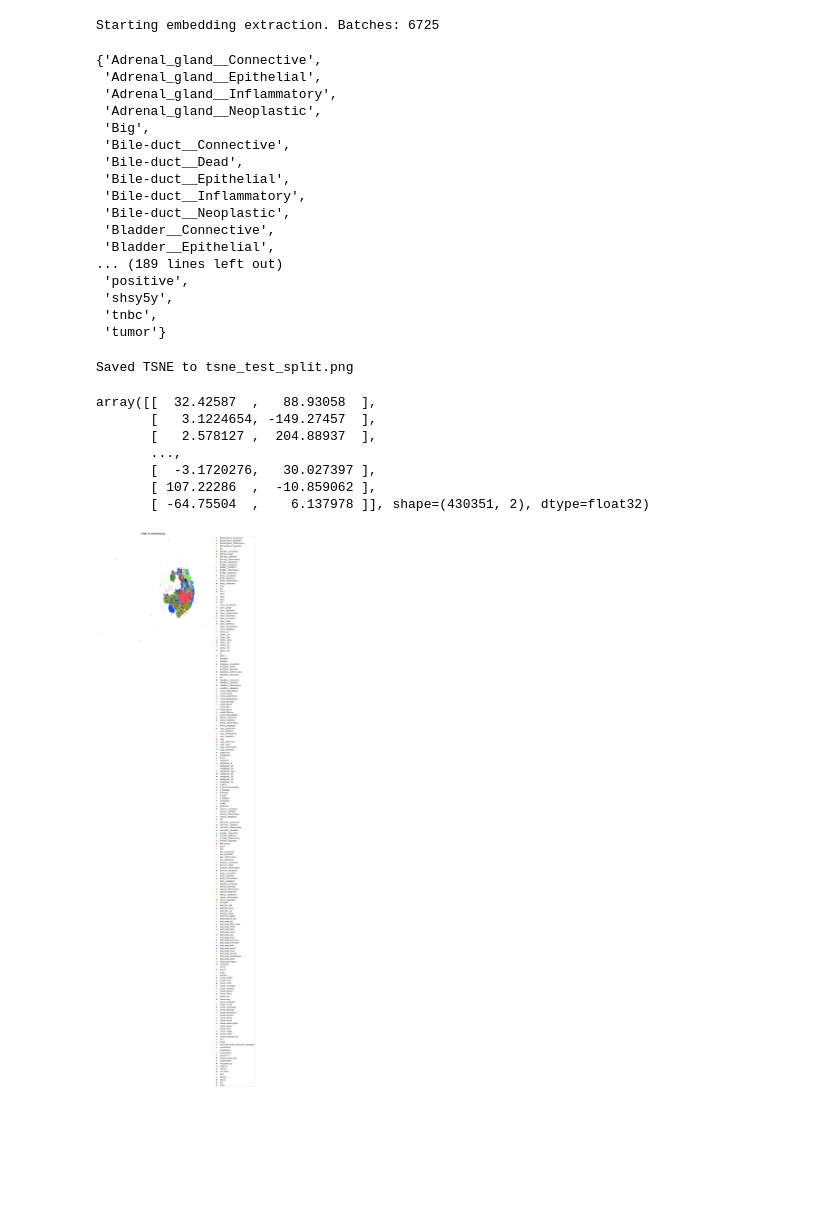
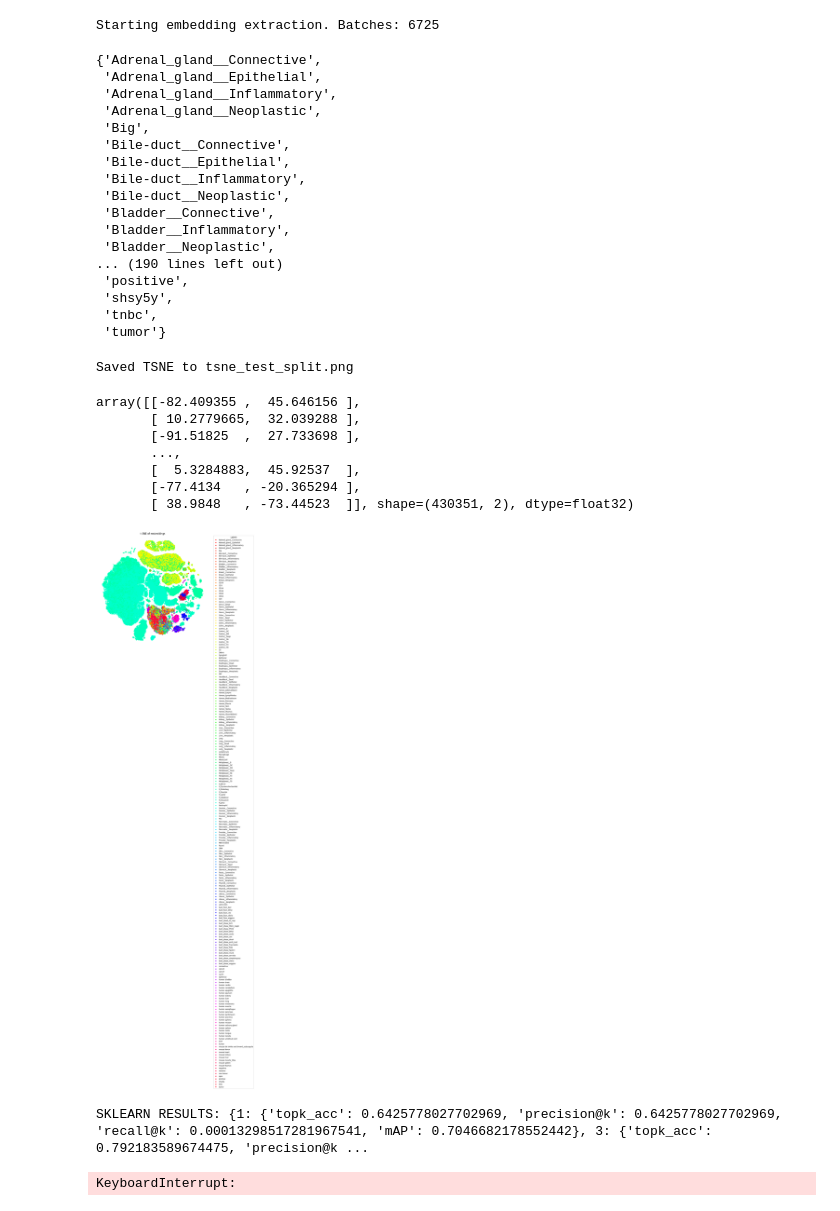
Before and after one commit to HannesLeonhard/dinov3playground, a Jupyter notebook: notebooks/tSNE_embeddings.ipynb, the cells around one changed output. Cells and saved outputs as stored; diff of their text form; code cells hidden in the pictures; blank space fills up the shorter version.

```diff
--- a/notebooks/tSNE_embeddings.ipynb
+++ b/notebooks/tSNE_embeddings.ipynb
@@ -37,9 +33,9 @@ dataset = NCells(
 train_dataset, test_dataset = torch.utils.data.random_split(dataset, [0.8, 0.2])
 # %%
 model = load_backbone(
-    config_file="/home/students/code/helmholtzSS25/Hannes/dinov3playground/outputs-autumn-grass-27/config.yaml",
-    pretrained_weights="/home/students/code/helmholtzSS25/Hannes/dinov3playground/outputs-autumn-grass-27/ckpt/123749",
-    output_dir="/home/students/code/helmholtzSS25/Hannes/dinov3playground/outputs-autumn-grass-27"
+    config_file="/home/students/code/helmholtzSS25/sai/dinov3playground/outputs-tripletv1/config.yaml",
+    pretrained_weights="/home/students/code/helmholtzSS25/sai/dinov3playground/outputs-tripletv1/ckpt/123749",
+    output_dir="/home/students/code/helmholtzSS25/sai/dinov3playground/outputs-tripletv1"
 )
 # %% [output]
 Materializing model parameters on cuda
@@ -82,13 +78,13 @@ set(labels)
  'Adrenal_gland__Neoplastic',
  'Big',
  'Bile-duct__Connective',
- 'Bile-duct__Dead',
  'Bile-duct__Epithelial',
  'Bile-duct__Inflammatory',
  'Bile-duct__Neoplastic',
  'Bladder__Connective',
- 'Bladder__Epithelial',
-... (189 lines left out)
+ 'Bladder__Inflammatory',
+ 'Bladder__Neoplastic',
+... (190 lines left out)
  'positive',
  'shsy5y',
  'tnbc',
@@ -96,14 +92,14 @@ set(labels)
 # %%
 from dinov3.eval.tSNE import compute_tsne_and_plot
 
-compute_tsne_and_plot(embeddings, labels, out_path="tsne_test_split.png", pca_dim=50)
+compute_tsne_and_plot(embeddings, labels, out_path="tsne_test_split.png", pca_dim=50,max_legend=220)
 # %% [output]
 Saved TSNE to tsne_test_split.png
-array([[  32.42587  ,   88.93058  ],
-       [   3.1224654, -149.27457  ],
-       [   2.578127 ,  204.88937  ],
+array([[-82.409355 ,  45.646156 ],
+       [ 10.2779665,  32.039288 ],
+       [-91.51825  ,  27.733698 ],
        ...,
-       [  -3.1720276,   30.027397 ],
-       [ 107.22286  ,  -10.859062 ],
-       [ -64.75504  ,    6.137978 ]], shape=(430351, 2), dtype=float32)
+       [  5.3284883,  45.92537  ],
+       [-77.4134   , -20.365294 ],
+       [ 38.9848   , -73.44523  ]], shape=(430351, 2), dtype=float32)
-[figure, old version]
+[figure, new version]
@@ -109,0 +133,4 @@ array([[  32.42587  ,   88.93058  ],
+# %%
+print("SKLEARN RESULTS:", results)
+# %% [output]
+SKLEARN RESULTS: {1: {'topk_acc': 0.6425778027702969, 'precision@k': 0.6425778027702969, 'recall@k': 0.00013298517281967541, 'mAP': 0.7046682178552442}, 3: {'topk_acc': 0.792183589674475, 'precision@k ...
@@ -110,3 +142,11 @@ array([[  32.42587  ,   88.93058  ],
+# %%
+
+
+
+results = evaluate_simple_knn(emb_sample, lab_sample, k_list=[1,3], metric='cosine', sample_size=None)
+print("SKLEARN RESULTS:", results)
+# %% [output]
+KeyboardInterrupt:
 # %%
 from dinov3.eval.simpleKNN import evaluate_simple_knn
 import numpy as np
```
Also changed, not shown: parts of 7 cells of this notebook, 3 other files.
